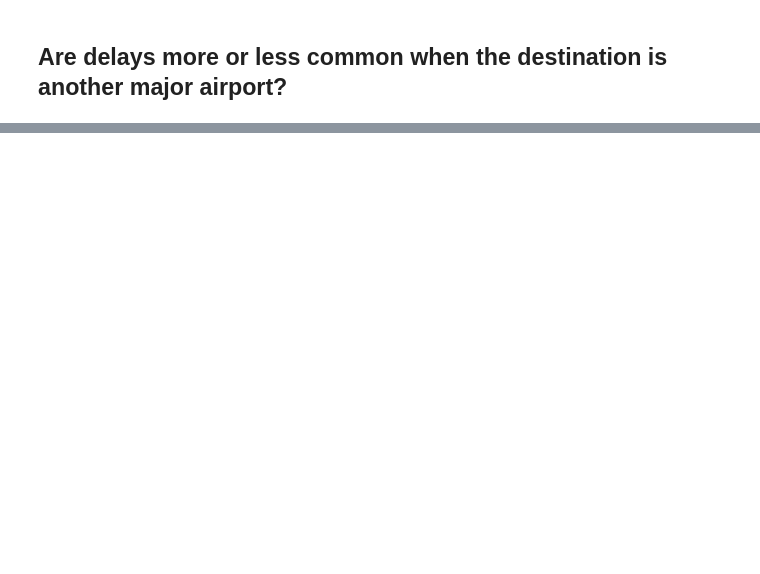
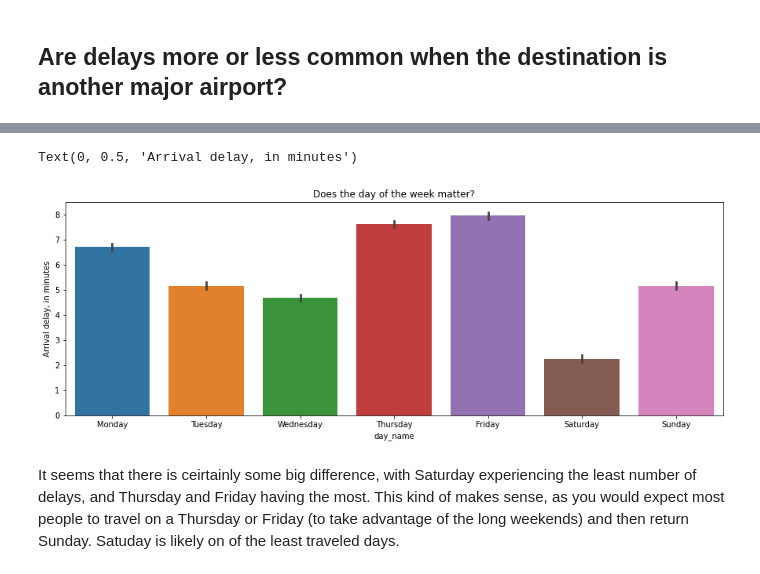
Before and after one commit to guedanie/flight_delay_predictor, a Jupyter notebook: flight_delay_predictor.ipynb, the cells around one changed output, grey strips where cells are left out. Saved outputs shown, nothing was run; the diff lists cells and outputs as text; code cells hidden in the pictures; blank space fills up the shorter version.

```diff
--- a/flight_delay_predictor.ipynb
+++ b/flight_delay_predictor.ipynb
@@ -266,0 +343,14 @@ We might be able to use this information to track inbound [flights]https://fligh
+# %%
+df = df.reset_index()
+# %%
+df["day_name"] = df.fl_date.dt.day_name()
+# %%
+plt.figure(figsize=(15,5))
+sns.barplot(data=df, x="day_name", y="arr_delay")
+plt.title("Does the day of the week matter?")
+plt.ylabel("Arrival delay, in minutes")
+# %% [output]
+Text(0, 0.5, 'Arrival delay, in minutes')
+[figure, added]
+# %% [markdown]
+It seems that there is ceirtainly some big difference, with Saturday experiencing the least number of delays, and Thursday and Friday having the most. This kind of makes sense, as you would expect most people to travel on a Thursday or Friday (to take advantage of the long weekends) and then return Sunday. Satuday is likely on of the least traveled days.
```
Also changed, not shown: parts of 16 cells of this notebook.
